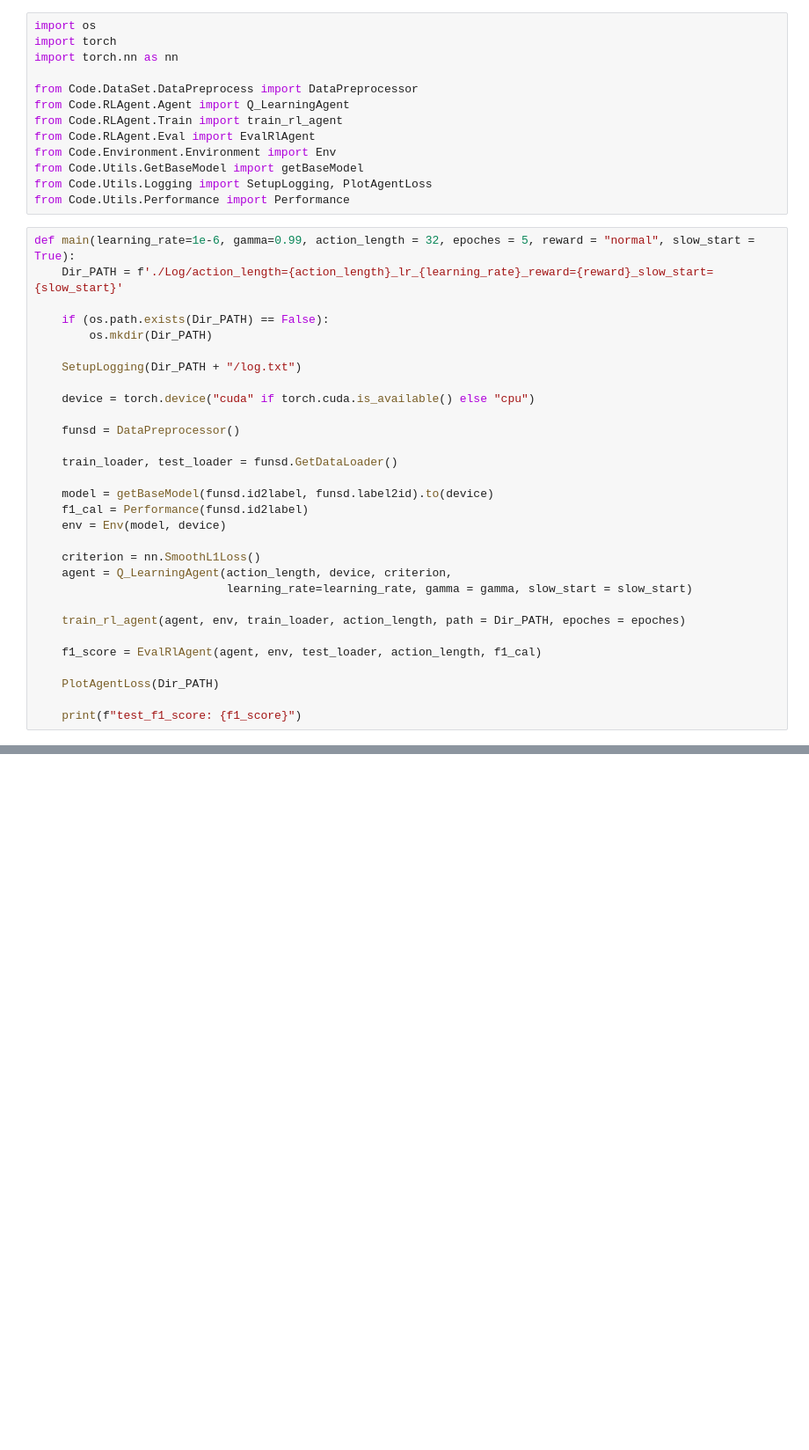
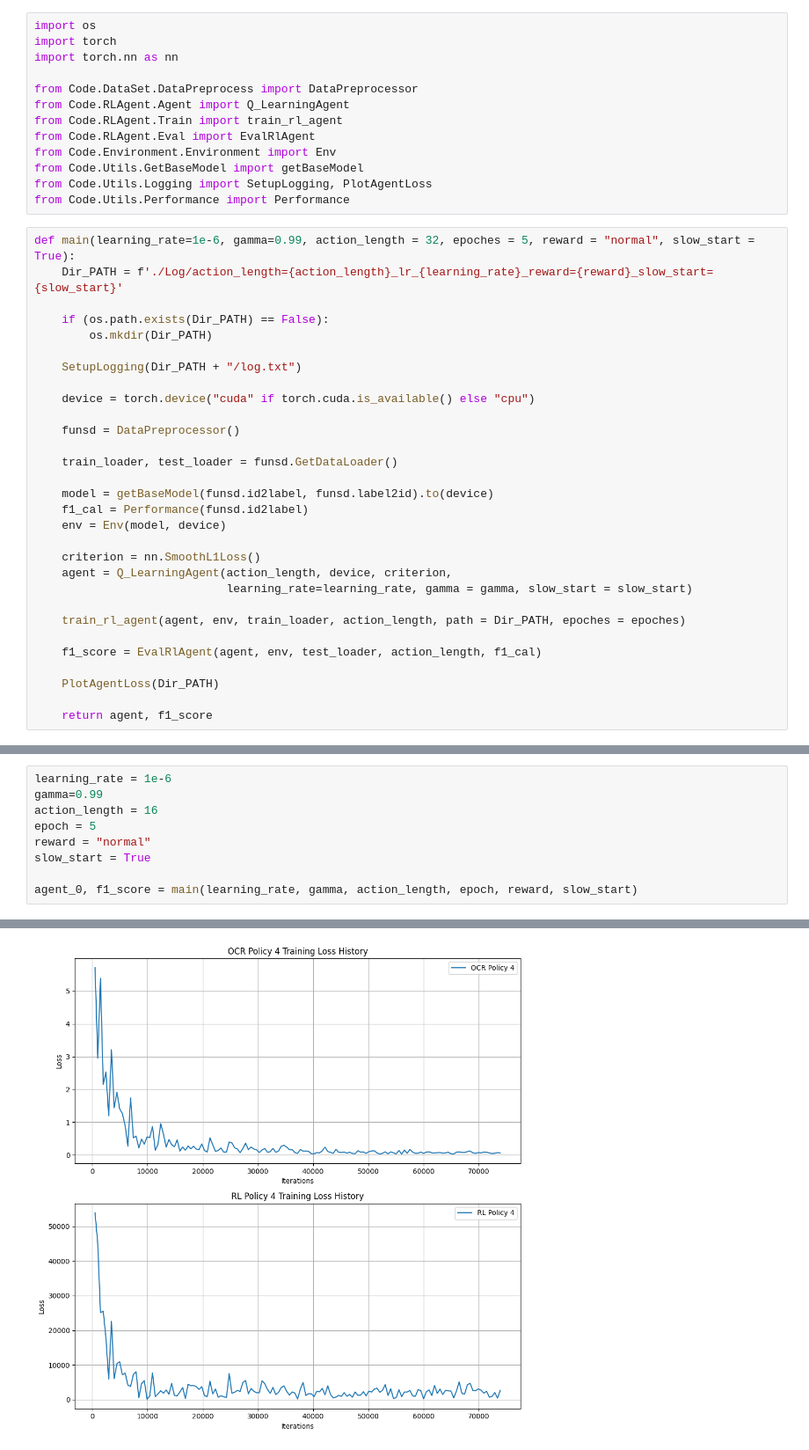
Before and after one commit to bochendong/OCR, a Jupyter notebook: colab.ipynb, the cells around one changed output, grey strips where cells are left out. Shown at 88% size. Drawn from its saved outputs; the diff is of its cells as text; blank space fills up the shorter version.

```diff
--- a/colab.ipynb
+++ b/colab.ipynb
@@ -48,4 +48,4 @@ def main(learning_rate=1e-6, gamma=0.99, action_length = 32, epoches = 5, reward
 
     PlotAgentLoss(Dir_PATH)
 
-    print(f"test_f1_score: {f1_score}")
+    return agent, f1_score
@@ -51,0 +54,10 @@ def main(learning_rate=1e-6, gamma=0.99, action_length = 32, epoches = 5, reward
+# %%
+learning_rate = 1e-6
+gamma=0.99
+action_length = 16
+epoch = 5
+reward = "normal"
+slow_start = True
+
+agent_0, f1_score = main(learning_rate, gamma, action_length, epoch, reward, slow_start)
+# %% [output]
@@ -51,0 +81 @@ def main(learning_rate=1e-6, gamma=0.99, action_length = 32, epoches = 5, reward
+[figure, added]
```
Also changed, not shown: parts of 8 cells of this notebook, 5 other files.
